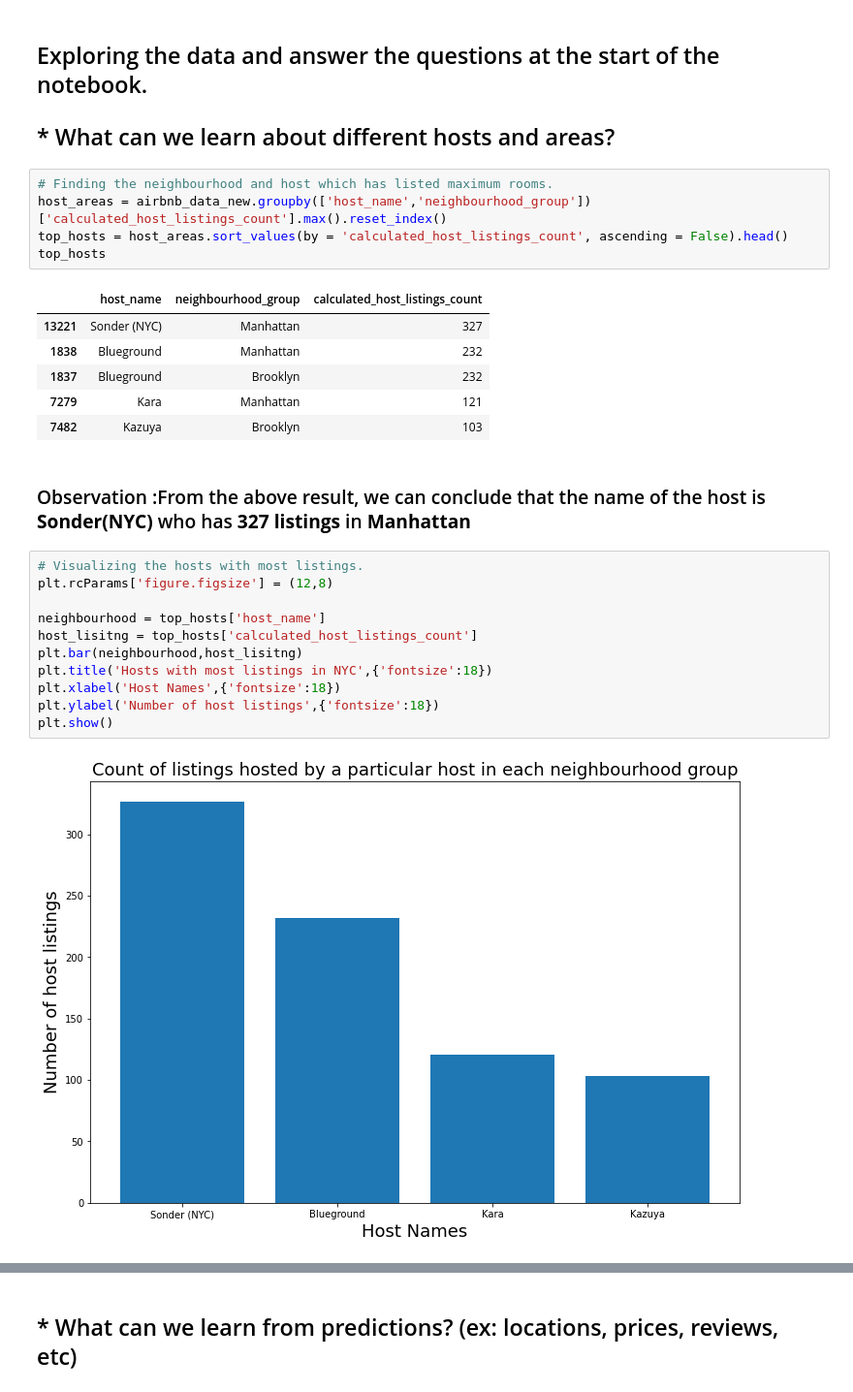
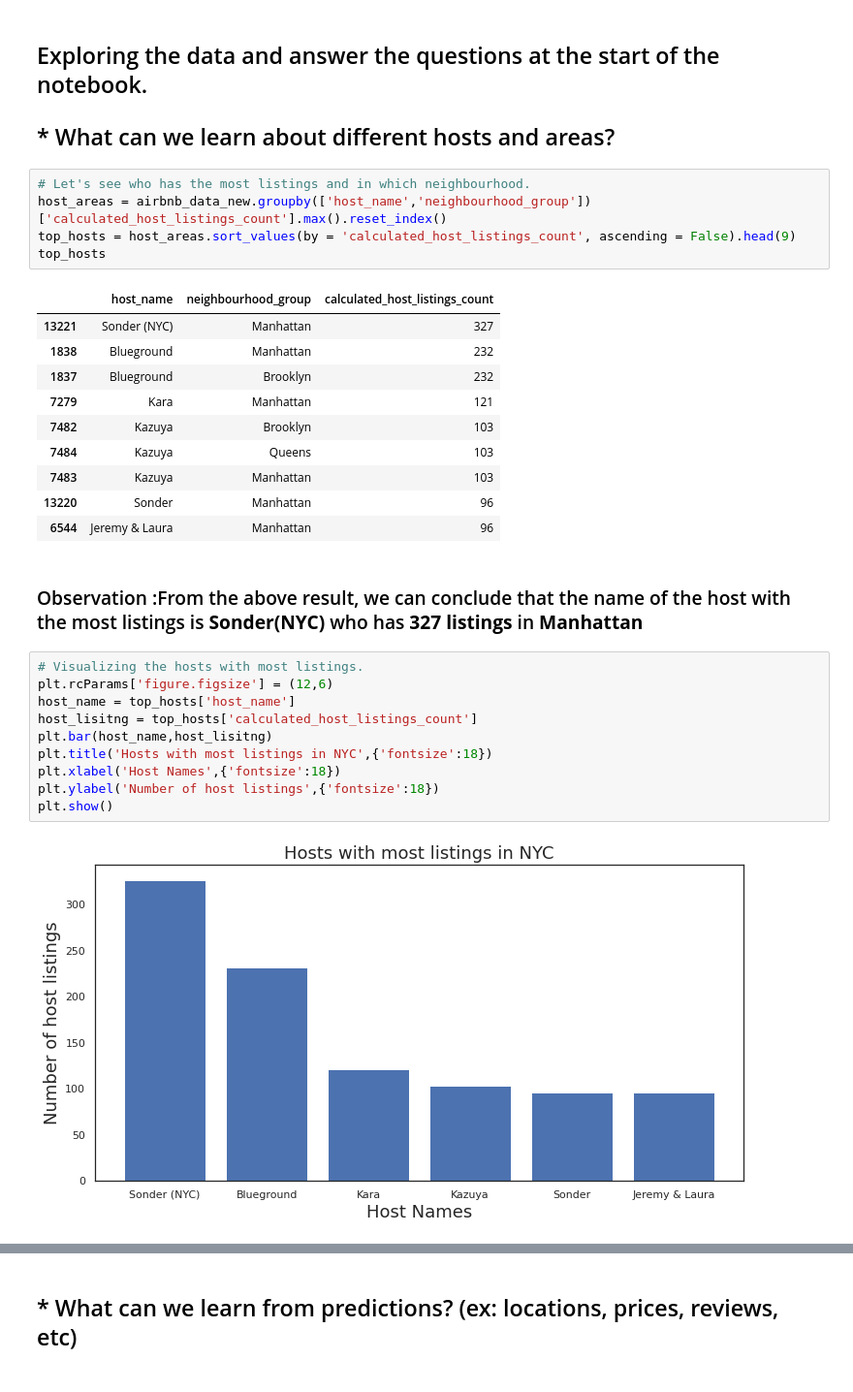
Before and after one commit to RameshLM/Airbnb-booking-Analysis, a Jupyter notebook: Airbnb_Bookings_Analysis_Capstone_Project.ipynb, the cells around one changed output, grey strips where cells are left out. Shown: that part at 97% size. Drawn from its saved outputs; the diff is of its cells as text.

```diff
--- a/Airbnb_Bookings_Analysis_Capstone_Project.ipynb
+++ b/Airbnb_Bookings_Analysis_Capstone_Project.ipynb
@@ -183,9 +193,9 @@ dtype: int64
 ## Exploring the data and answer the questions at the start of the notebook.
 ## *  What can we learn about different hosts and areas?
 # %%
-# Finding the neighbourhood and host which has listed maximum rooms.
+# Let's see who has the most listings and in which neighbourhood.
 host_areas = airbnb_data_new.groupby(['host_name','neighbourhood_group'])['calculated_host_listings_count'].max().reset_index()
-top_hosts = host_areas.sort_values(by = 'calculated_host_listings_count', ascending = False).head()
+top_hosts = host_areas.sort_values(by = 'calculated_host_listings_count', ascending = False).head(9)
 top_hosts
 # %% [output]
 |  | host_name | neighbourhood_group | calculated_host_listings_count |
@@ -194,18 +204,21 @@ top_hosts
 | 1837 | Blueground | Brooklyn | 232 |
 | 7279 | Kara | Manhattan | 121 |
 | 7482 | Kazuya | Brooklyn | 103 |
+| 7484 | Kazuya | Queens | 103 |
+| 7483 | Kazuya | Manhattan | 103 |
+| 13220 | Sonder | Manhattan | 96 |
+| 6544 | Jeremy & Laura | Manhattan | 96 |
 # %% [markdown]
-### Observation :From the above result, we can conclude that the name of the host is **Sonder(NYC)** who has **327 listings** in **Manhattan**
+### Observation :From the above result, we can conclude that the name of the host with the most listings is **Sonder(NYC)** who has **327 listings** in **Manhattan**
 # %%
 # Visualizing the hosts with most listings.
-plt.rcParams['figure.figsize'] = (12,8)
-
-neighbourhood = top_hosts['host_name']
+plt.rcParams['figure.figsize'] = (12,6)
+host_name = top_hosts['host_name']
 host_lisitng = top_hosts['calculated_host_listings_count']
-plt.bar(neighbourhood,host_lisitng)
+plt.bar(host_name,host_lisitng)
 plt.title('Hosts with most listings in NYC',{'fontsize':18})
 plt.xlabel('Host Names',{'fontsize':18})
 plt.ylabel('Number of host listings',{'fontsize':18})
 plt.show()
 # %% [output]
-[figure, old version]
+[figure, new version]
```
Also changed, not shown: parts of 40 cells of this notebook.
